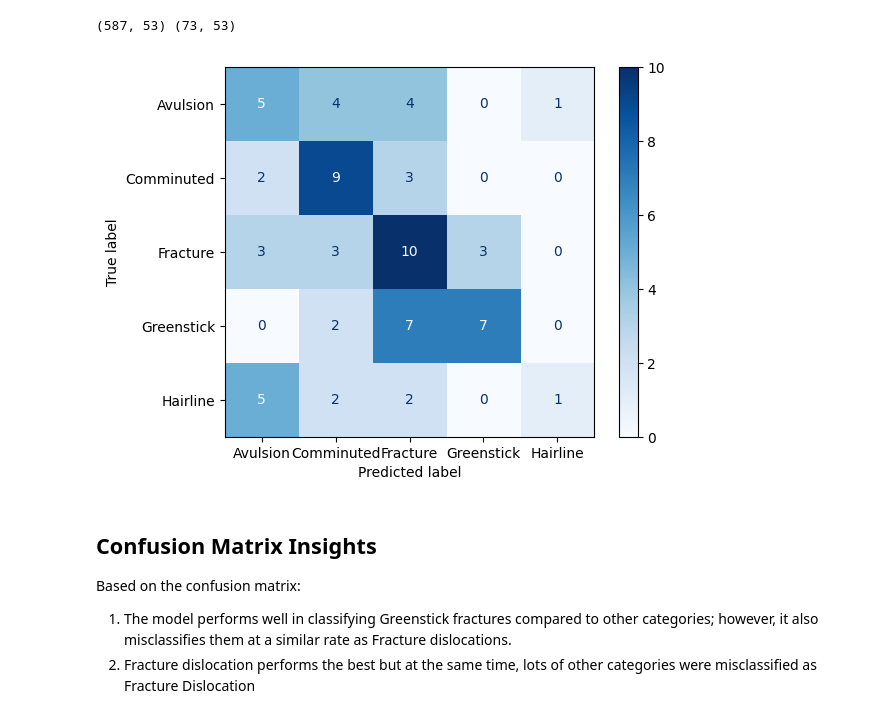
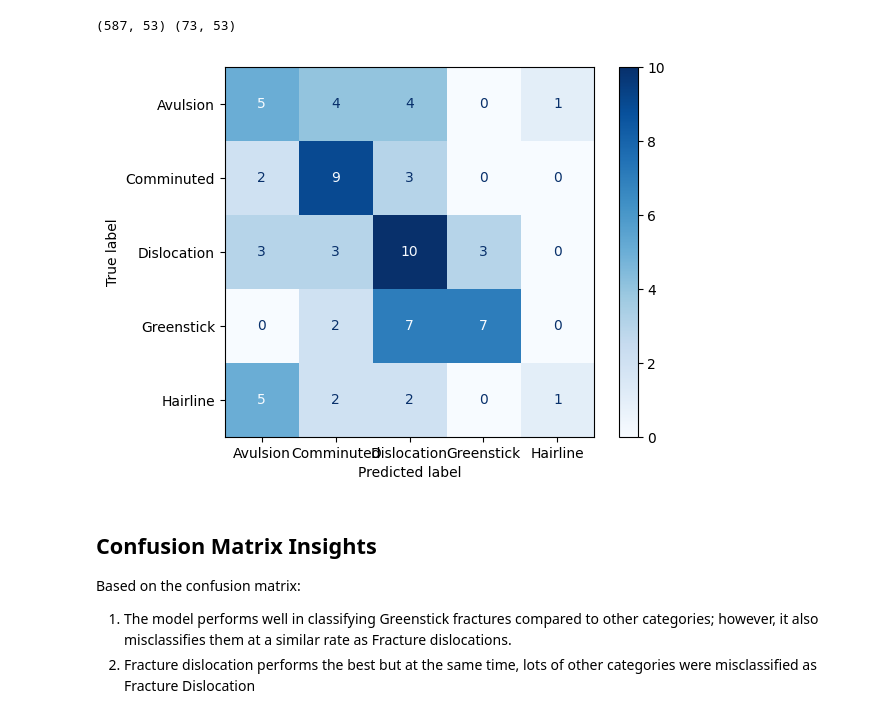
Before and after one commit to nicfarandi/BoneFractureDetection, a Jupyter notebook: Evaluation.ipynb, the cells around one changed output. Saved outputs shown, nothing was run; the diff lists cells and outputs as text; code cells hidden in the pictures.

```diff
--- a/Evaluation.ipynb
+++ b/Evaluation.ipynb
@@ -81,13 +81,16 @@ print(train_bovw.shape, test_bovw.shape)
 # %%
 rf_predictions = rf_model.predict(test_bovw)
 
 cm = confusion_matrix(y_test, rf_predictions)
-plt.Figure(figsize=(10, 20))
-disp = ConfusionMatrixDisplay(confusion_matrix=cm, display_labels=[name.split()[0] for name in class_list])
+plt.Figure(figsize=(20, 10))
+disp = ConfusionMatrixDisplay(
+    confusion_matrix=cm,
+    display_labels=[name.split()[0] if not name.startswith("Fracture") else name.split()[1] for name in class_list]
+)
 disp.plot(cmap=plt.cm.Blues)
 plt.show()
 # %% [output]
-[figure, old version]
+[figure, new version]
 # %% [markdown]
 ## Confusion Matrix Insights
 
```
Also changed, not shown: parts of 5 cells of this notebook.
